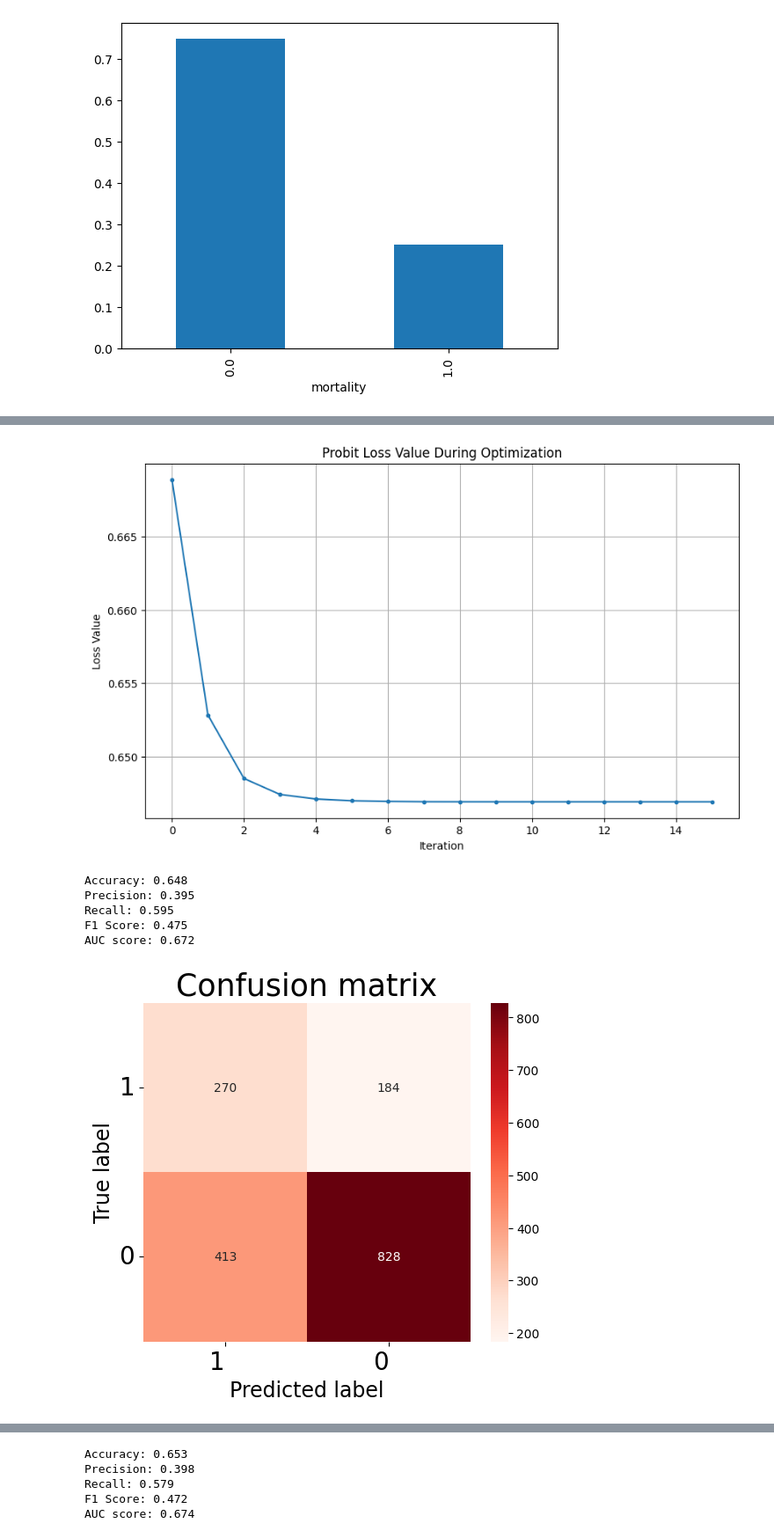
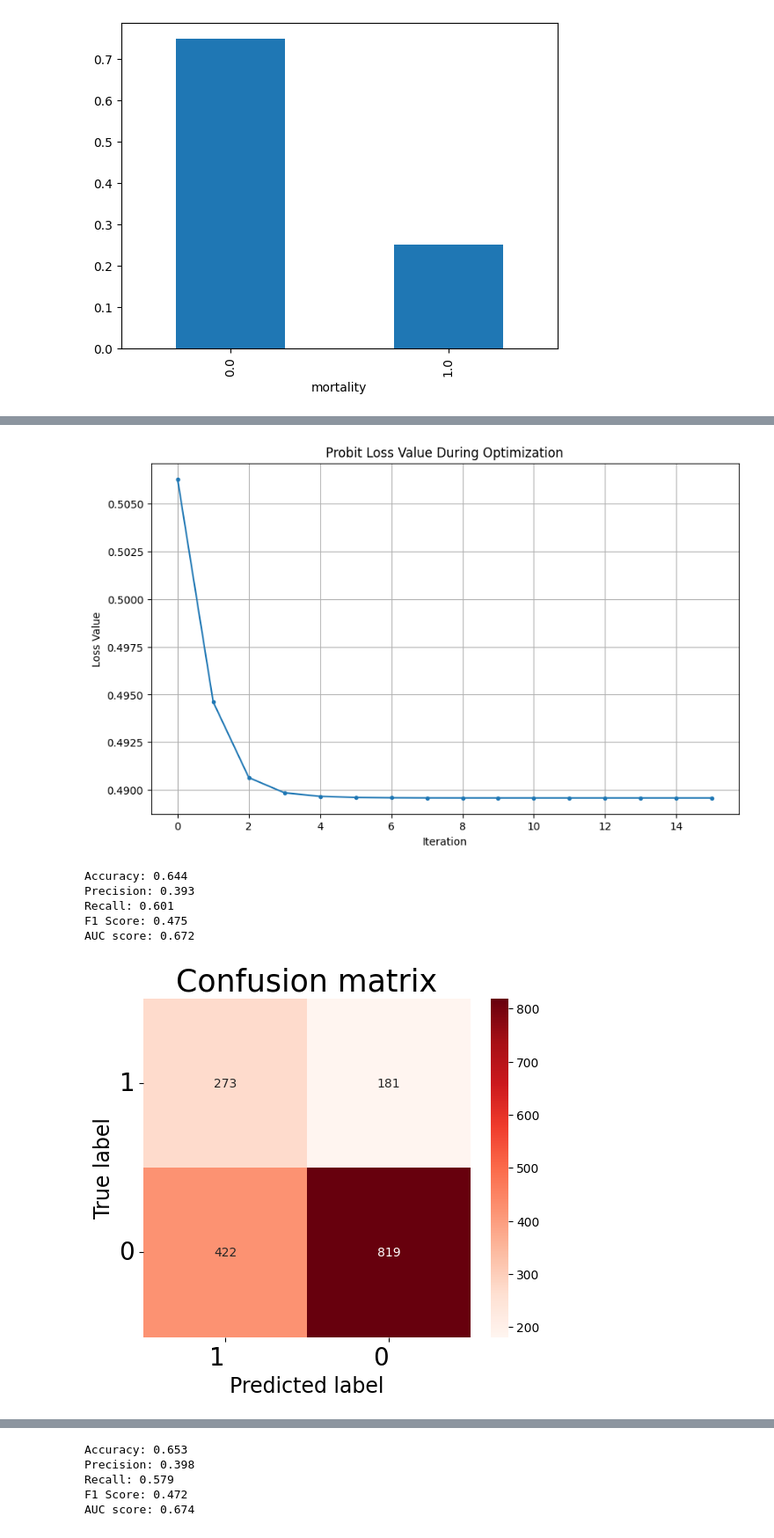
Before and after one commit to Johneinsteinwong/COMP7015_GroupProject, a Jupyter notebook: training.ipynb, the cells around one changed output, grey strips where cells are left out. Shown: that part at 88% size. Saved outputs shown, nothing was run; the diff lists cells and outputs as text; code cells hidden in the pictures.

```diff
--- a/training.ipynb
+++ b/training.ipynb
@@ -59,8 +59,8 @@ x_test = imp.transform(x_test)
 #print('Resampled Dataset Shape:', np.unique(y_train, return_counts=True))
 n_samples = x.shape[0]
 _, (n_samples0, n_samples1) = np.unique(y, return_counts=True)
-w0 =  n_samples/(2*n_samples0) #n_samples1/n_samples #
-w1 =  n_samples/(2*n_samples1) #n_samples0/n_samples #
+w0 =  n_samples1/n_samples #n_samples/(2*n_samples0) #
+w1 =  n_samples0/n_samples#n_samples/(2*n_samples1) #
 print(n_samples, n_samples0, n_samples1)
 print(w0,w1)
 # %% [output]
@@ -69,5 +69,5 @@ print(w0,w1)
 # %%
-probit = probitModel(l2=0.05, w0=w0, w1=w1)
-result, loss_values = probit.fit(x_train,y_train)
+probit = probitModel(l2=0.05, w=w1)
+result, loss_values = probit.fit(x_train, y_train, verbose=True)
 print("Optimized parameters (b):", result.x)
 # %% [output]
@@ -98,15 +98,15 @@ plt.ylabel('Loss Value')
 plt.grid()
 plt.show()
 # %% [output]
-[figure, old version]
+[figure, new version]
 # %%
-y_prob = probit.predict_proba(x_test)
+y_prob = probit.predict_proba(x_test)[:,1]
 y_label = probit.predict(x_test)
 evaluate_model(y_test, y_label, y_prob)
 # %% [output]
-Accuracy: 0.648
-Precision: 0.395
-Recall: 0.595
+Accuracy: 0.644
+Precision: 0.393
+Recall: 0.601
 F1 Score: 0.475
 AUC score: 0.672
-[figure, old version]
+[figure, new version]
```
Also changed, not shown: parts of 8 cells of this notebook, 1 other file.
